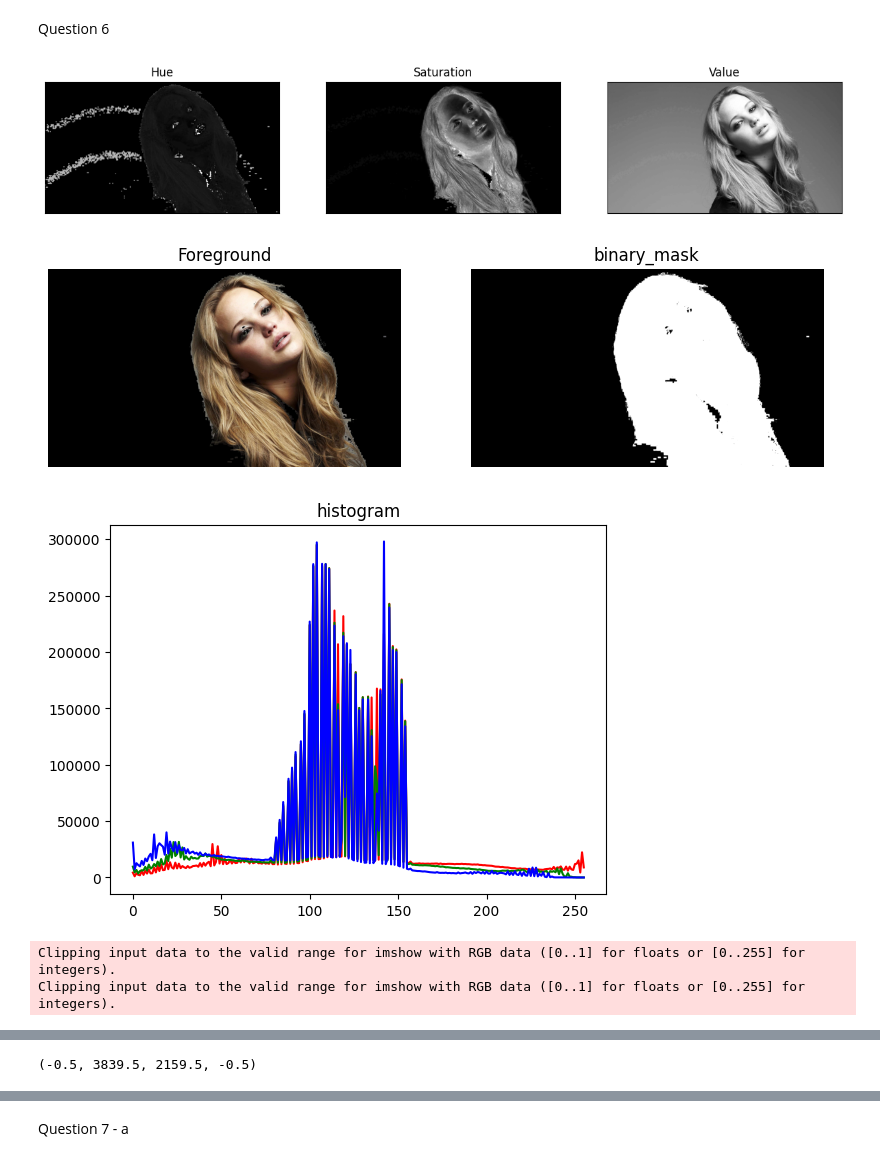
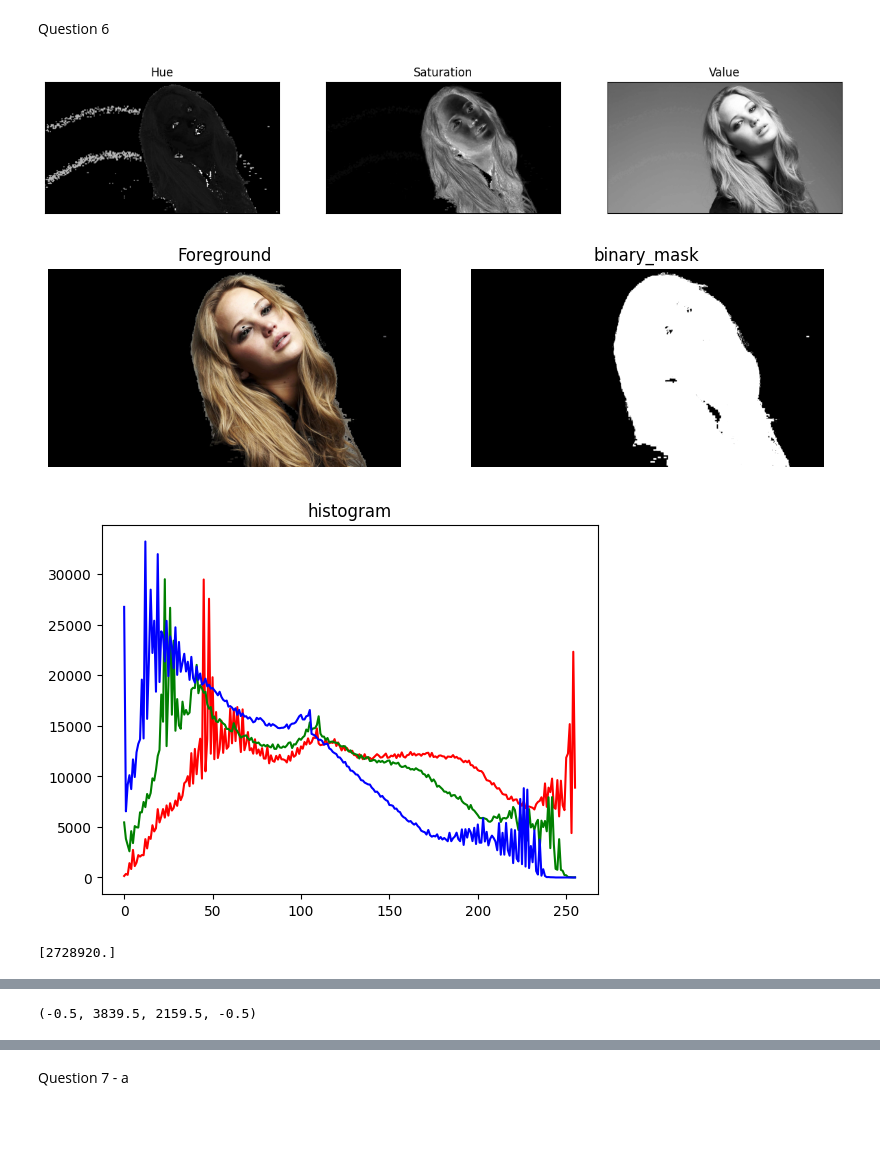
Before and after one commit to Dulan24/S5_EN3061_Image-processing, a Jupyter notebook: Activity 01/answers/codes.ipynb, the cells around one changed output, grey strips where cells are left out. Cells and saved outputs as stored; diff of their text form; code cells hidden in the pictures; blank space fills up the shorter version.

```diff
--- a/Activity 01/answers/codes.ipynb
+++ b/Activity 01/answers/codes.ipynb
@@ -299,7 +299,7 @@ import numpy as np
 
 img_orig = cv.imread('../jeniffer.jpg', cv.IMREAD_COLOR)
 img_col = cv.cvtColor(img_orig, cv.COLOR_BGR2RGB)
-img_R, img_G, img_B = cv.split(img_col)
+
 
 img_cvt = cv.cvtColor(img_orig, cv.COLOR_BGR2HSV)
 h_img, s_img, v_img = cv.split(img_cvt)
@@ -325,6 +325,8 @@ threshold_value = 11
 _, binary_img = cv.threshold(s_img, threshold_value, 255, cv.THRESH_BINARY)
 
 foreground = cv.bitwise_and(img_col, img_col, mask=binary_img).astype(np.uint8)
+img_R, img_G, img_B = cv.split(foreground)
+
 
 fig, ax = plt.subplots(1,2, figsize=(10, 10))
 ax[0].imshow(foreground)
@@ -340,7 +342,7 @@ plt.show()
 histograms = []
 color = ('r', 'g', 'b')
 for i, c in enumerate(color):
-    hist_orig = cv.calcHist([img_col], [i], None, [256], [0, 256])
+    hist_orig = cv.calcHist([foreground], [i], binary_img, [256], [0, 256])
     plt.plot(hist_orig, color=c)
     plt.title('histogram')
     histograms.append(hist_orig)
@@ -349,41 +351,51 @@ plt.show()
 
 cumilative = np.cumsum(histograms, axis=1)
 #print(len(histograms[0]))
+print(cumilative[0][255])
 
 for i in range(256):
     # for 'r'
     cumilative[0][i] = cumilative[0][i] * 255 / cumilative[0][255]
     cumilative[0][i] = np.clip(np.round(cumilative[0][i]), 0, 255).astype(np.uint8)
 
     # for 'g'
     cumilative[1][i] = cumilative[1][i] * 255 / cumilative[1][255]
     cumilative[1][i] = np.clip(np.round(cumilative[1][i]), 0, 255).astype(np.uint8)
 
     # for 'b'
     cumilative[2][i] = cumilative[2][i] * 255 / cumilative[2][255]
     cumilative[2][i] = np.clip(np.round(cumilative[2][i]), 0, 255).astype(np.uint8)
 
 img_R = cv.LUT(img_R, np.array(cumilative[0]))
 img_G = cv.LUT(img_G, np.array(cumilative[1]))
 img_B = cv.LUT(img_B, np.array(cumilative[2]))
 
 #print(cumilative[0])
 
-image = cv.merge((img_R, img_G, img_B))
+
+image = cv.merge((img_R, img_G, img_B)).astype(np.uint8)
+
+color = ('r', 'g', 'b')
+for i, c in enumerate(color):
+    hist_orig = cv.calcHist([image], [i], binary_img, [256], [0, 256],)
+    plt.plot(hist_orig, color=c)
+    plt.title('histogram equalized')
+    #histograms.append(hist_orig)
+
+plt.show()
 
 fig, ax = plt.subplots(1, 2, figsize=(10,10))
 ax[0].imshow(image)
 ax[0].set_title('Histogram equalized foreground')
 ax[0].axis('off')
 
-background = np.minimum(img_col - foreground, 0)
-eddited_ing = np.maximum(background + image, 255)
-ax[1].imshow(eddited_ing)
+background = (img_col - foreground)
+eddited_img = (background + image)
+ax[1].imshow(eddited_img)
 ax[1].set_title("Equalized foreground with normal background")
 ax[1].axis('off')
 # %% [output]
 [figure]
 [figure]
-[figure, old version]
+[figure, new version]
-Clipping input data to the valid range for imshow with RGB data ([0..1] for floats or [0..255] for integers).
-Clipping input data to the valid range for imshow with RGB data ([0..1] for floats or [0..255] for integers).
+[2728920.]
```
Also changed, not shown: parts of 4 cells of this notebook, 1 other file.
